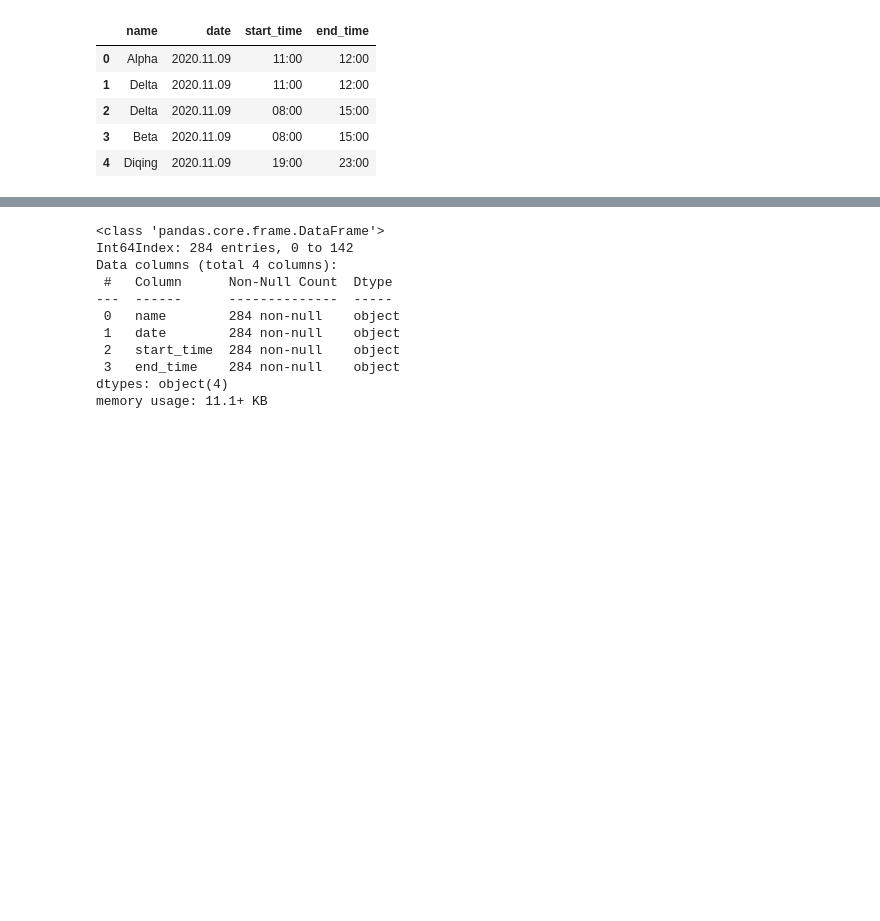
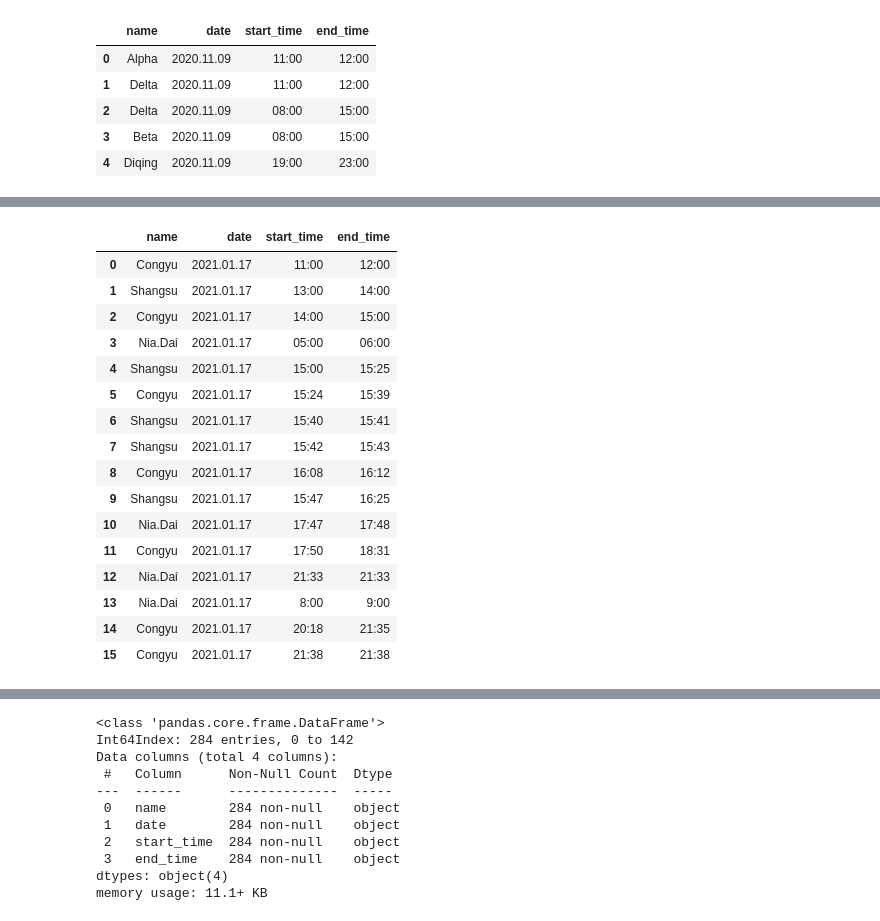
Before and after one commit to Apollo1840/StudyTimeBoard, a Jupyter notebook: dev/dev_data_sql_db.ipynb, the cells around one changed output, grey strips where cells are left out. Drawn from its saved outputs; the diff is of its cells as text; code cells hidden in the pictures; blank space fills up the shorter version.

```diff
--- a/dev/dev_data_sql_db.ipynb
+++ b/dev/dev_data_sql_db.ipynb
@@ -45,21 +77,11 @@ db.create_all()
 # %%
-def df2studyeventsdb(df):
-    study_events = []
-    for i, row in df.iterrows():
-        study_events.append(StudyEventDB(username=row[NAME],
-                                         date=date2datetime(row[DATE]),
-                                         start_time=time2datetime(row[START_TIME]),
-                                         end_time=time2datetime(row[END_TIME])))
-    return study_events
+study_events = StudyEventDB.query.all()
 
+df_dict = {}
+df_dict[NAME] = [se.username for se in study_events]
+df_dict[DATE] = [datetime2date(se.date) for se in study_events]
+df_dict[START_TIME] = [datetime2time(se.start_time) for se in study_events]
+df_dict[END_TIME] = [datetime2time(se.end_time) for se in study_events]
 
-def studyeventsdb2df(db):
-    study_events = StudyEventDB.query.all()
-
-    df_dict = {}
-    df_dict[NAME] = [se.username for se in study_events]
-    df_dict[DATE] = [datetime2date(se.date) for se in study_events]
-    df_dict[START_TIME] = [datetime2time(se.start_time) for se in study_events]
-    df_dict[END_TIME] = [datetime2time(se.end_time) for se in study_events]
-
-    return pd.DataFrame(df_dict)
+df = pd.DataFrame(df_dict)
+df.head()
@@ -65,0 +114,12 @@ def studyeventsdb2df(db):
+# %%
+gs = GoogleSheet.read_from(STUDY_TIME_TABLE_NAME)
+df = gs.sheet(sheet_name=SHEET3)
+study_events = df2studyeventsdb(df)
+
+# delete study events
+StudyEventDB.query.delete()
+db.session.commit()
+
+# load df to db
+db.session.add_all(study_events)
+db.session.commit()
@@ -66,3 +209,24 @@ def studyeventsdb2df(db):
+# %%
+df = studyeventsdb2df(db)
+df
+# %% [output]
+|  | name | date | start_time | end_time |
+| 0 | Congyu | 2021.01.17 | 11:00 | 12:00 |
+| 1 | Shangsu | 2021.01.17 | 13:00 | 14:00 |
+| 2 | Congyu | 2021.01.17 | 14:00 | 15:00 |
+| 3 | Nia.Dai | 2021.01.17 | 05:00 | 06:00 |
+| 4 | Shangsu | 2021.01.17 | 15:00 | 15:25 |
+| 5 | Congyu | 2021.01.17 | 15:24 | 15:39 |
+| 6 | Shangsu | 2021.01.17 | 15:40 | 15:41 |
+| 7 | Shangsu | 2021.01.17 | 15:42 | 15:43 |
+| 8 | Congyu | 2021.01.17 | 16:08 | 16:12 |
+| 9 | Shangsu | 2021.01.17 | 15:47 | 16:25 |
+| 10 | Nia.Dai | 2021.01.17 | 17:47 | 17:48 |
+| 11 | Congyu | 2021.01.17 | 17:50 | 18:31 |
+| 12 | Nia.Dai | 2021.01.17 | 21:33 | 21:33 |
+| 13 | Nia.Dai | 2021.01.17 | 8:00 | 9:00 |
+| 14 | Congyu | 2021.01.17 | 20:18 | 21:35 |
+| 15 | Congyu | 2021.01.17 | 21:38 | 21:38 |
 # %%
 
 gs = GoogleSheet.read_from(STUDY_TIME_TABLE_NAME)
```
Also changed, not shown: parts of 18 cells of this notebook, 15 other files.
